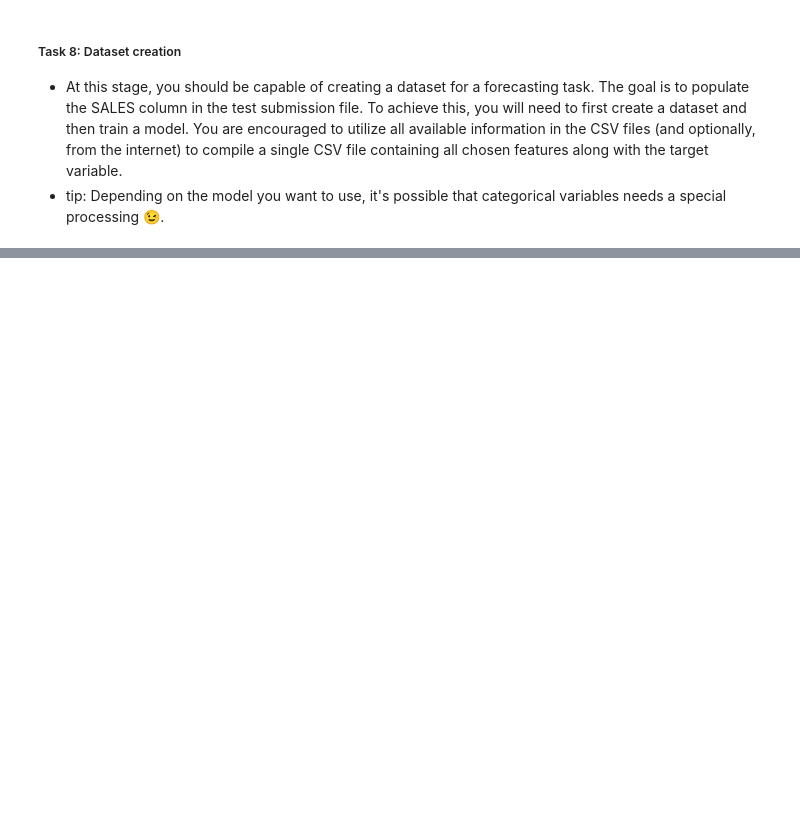
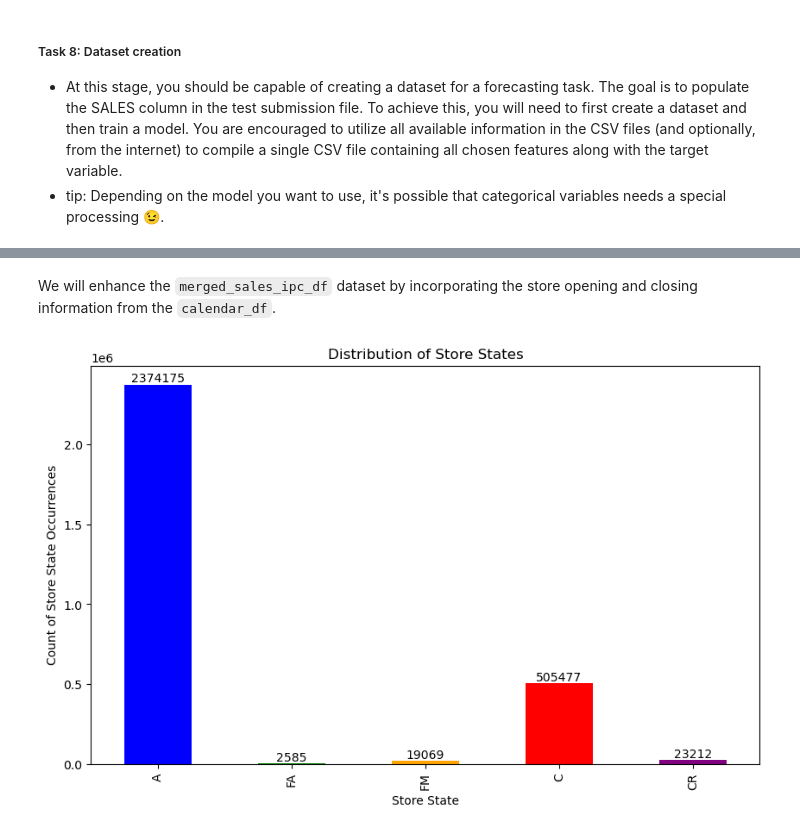
Before and after one commit to MartinezAgullo/TechChallenge_MercadonaIT, a Jupyter notebook: notebooks/1-data-preparation.ipynb, the cells around one changed output, grey strips where cells are left out. Cells and saved outputs as stored; diff of their text form; code cells hidden in the pictures; blank space fills up the shorter version.

```diff
--- a/notebooks/1-data-preparation.ipynb
+++ b/notebooks/1-data-preparation.ipynb
@@ -913,0 +943,54 @@ relative_sales_per_day = (average_sales_per_day / average_sales_saturday) * 100
+# %% [markdown]
+We will enhance the `merged_sales_ipc_df` dataset by incorporating the store opening and closing information from the `calendar_df`.
+# %%
+calendar_df_tmp_extended = pd.DataFrame(calendar_df['DATE'].unique(), columns=['DATE'])
+
+calendar_df_tmp_extended['A'] = 0
+calendar_df_tmp_extended['FA'] = 0
+calendar_df_tmp_extended['FM'] = 0
+calendar_df_tmp_extended['C'] = 0
+calendar_df_tmp_extended['CR'] = 0
+
+a_stores_count = calendar_df[calendar_df['STATE'] == 'A'].groupby('DATE').size()
+fa_stores_count = calendar_df[calendar_df['STATE'] == 'FA'].groupby('DATE').size()
+fm_stores_count = calendar_df[calendar_df['STATE'] == 'FM'].groupby('DATE').size()
+c_stores_count = calendar_df[calendar_df['STATE'] == 'C'].groupby('DATE').size()
+cr_stores_count = calendar_df[calendar_df['STATE'] == 'CR'].groupby('DATE').size()
+
+calendar_df_tmp_extended.set_index('DATE', inplace=True)
+
+calendar_df_tmp_extended['A'] = a_stores_count
+calendar_df_tmp_extended['FA'] = fa_stores_count
+calendar_df_tmp_extended['FM'] = fm_stores_count
+calendar_df_tmp_extended['C'] = c_stores_count
+calendar_df_tmp_extended['CR'] = cr_stores_count
+
+calendar_df_tmp_extended.reset_index(inplace=True)
+
+# Fill missing values with 0 and ensure all columns are integers
+calendar_df_tmp_extended.fillna(0, inplace=True)
+calendar_df_tmp_extended[['A', 'FA', 'FM', 'C', 'CR']] = calendar_df_tmp_extended[['A', 'FA', 'FM', 'C', 'CR']].astype(int)
+
+
+
+# Explore distribution of labels in calendar
+plt.figure(figsize=(10, 6))
+ax = state_counts.plot(kind='bar', color=['blue', 'green', 'orange', 'red', 'purple'])
+
+# Add count labels on top of each bar
+for i, count in enumerate(state_counts):
+    ax.text(i, count + 100, str(int(count)), ha='center', va='bottom', fontsize=10)
+
+# Add title and labels
+plt.title('Distribution of Store States')
+plt.xlabel('Store State')
+plt.ylabel('Count of Store State Occurrences')
+
+# Create a custom legend on the upper right side
+#plt.legend(['C: Closed', 'A: Open', 'FA: Open on holiday', 'FM: Open on holiday until noon', 'CR: Closed for renovation'],
+#           loc='upper left', bbox_to_anchor=(1.05, 1), fontsize=12, frameon=True, shadow=True)
+
+# Show the plot
+plt.show()
+# %% [output]
+[figure, added]
```
Also changed, not shown: parts of 17 cells of this notebook, 3 other files.
